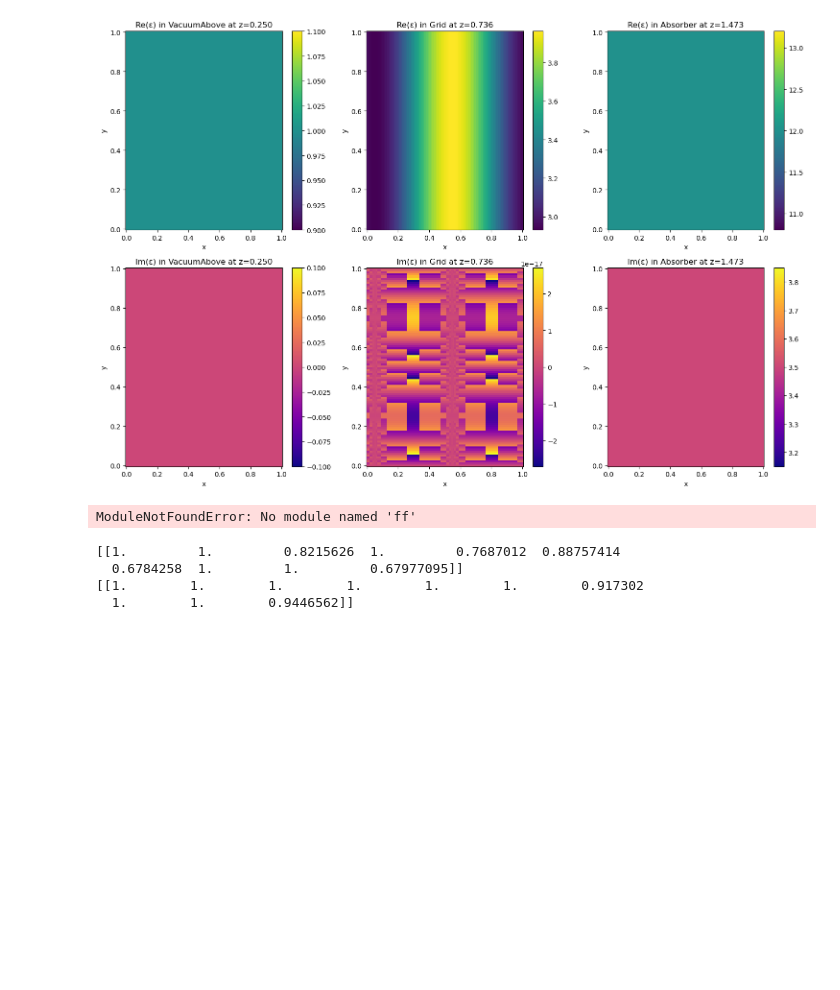
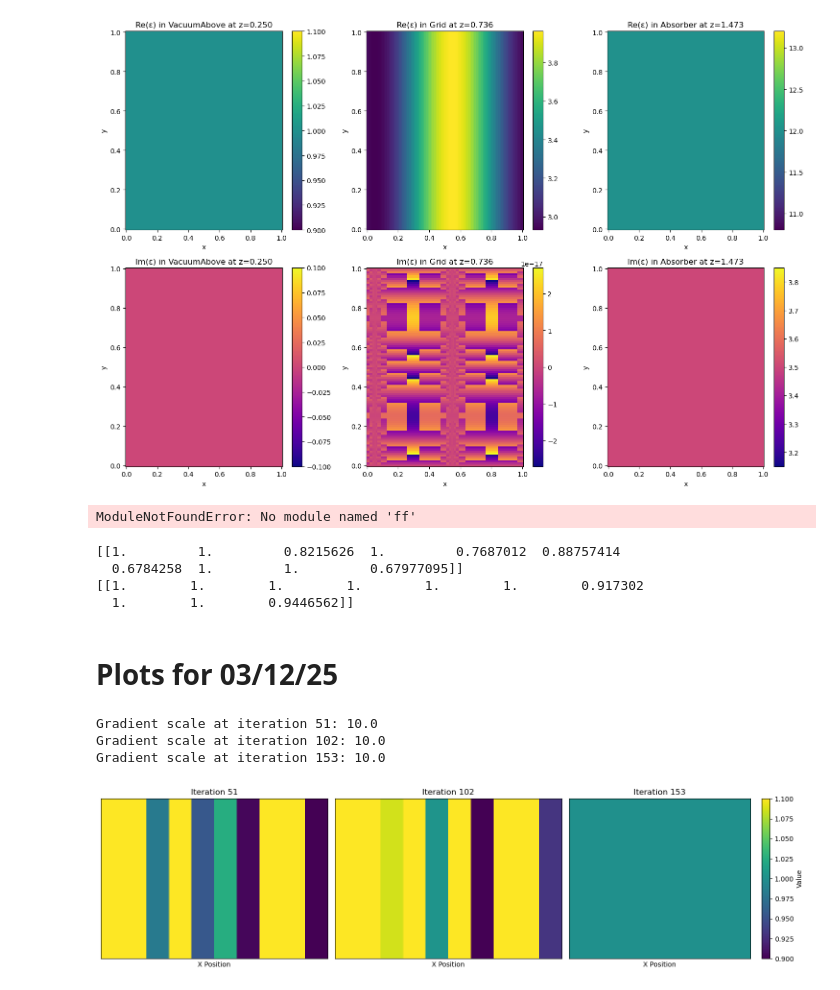
Before and after one commit to Raymond-Iacobacci/tpv-shaping, a Jupyter notebook: playgrounds/playground2.ipynb, the cells around one changed output. Saved outputs shown, nothing was run; the diff lists cells and outputs as text; code cells hidden in the pictures; blank space fills up the shorter version.

```diff
--- a/playgrounds/playground2.ipynb
+++ b/playgrounds/playground2.ipynb
@@ -1594,3 +1594,65 @@ print(x['images'])
   0.6784258  1.         1.         0.67977095]]
 [[1.        1.        1.        1.        1.        1.        0.917302
   1.        1.        0.9446562]]
+# %% [markdown]
+# Plots for 03/12/25
+# %%
+import numpy as np
+import matplotlib.pyplot as plt
+import os
+from pathlib import Path
+
+# Config - modify these as needed
+log_dir = os.path.join(Path.home(), 'tpv-shaping/logs/def-cb454ce7_1')  # Path to your log directory
+iterations_to_plot = [51, 102, 153]  # Three iterations to visualize
+image_index = 0  # Which image in the batch to visualize (if num_images > 1)
+num_image_squares = 10  # Number of squares in each dimension
+
+# Create figure for all three plots
+plt.figure(figsize=(15, 4))
+
+# Loop through each iteration
+for i, iteration in enumerate(iterations_to_plot):
+    # Load the image data
+    image_file = os.path.join(log_dir, f'image_values_iteration_{iteration}.txt.npz')
+
+    if not os.path.exists(image_file):
+        print(f"File not found: {image_file}")
+        # Create an empty subplot with error message
+        plt.subplot(1, 3, i+1)
+        plt.text(0.5, 0.5, f"File for iteration {iteration} not found",
+                 ha='center', va='center')
+        plt.axis('off')
+    else:
+        data = np.load(image_file)
+        images = data['images']
+        gradient_scale = data['gradient_scale']
+
+        # Select the specific image to plot
+        img = images[image_index]
+
+        # Create subplot
+        plt.subplot(1, 3, i+1)
+
+        # Reshape for display as a color row
+        img_display = img.reshape(1, -1)
+        im = plt.imshow(img_display, aspect='auto', cmap='viridis')
+
+        # Add colorbar (only for the last plot to save space)
+        if i == len(iterations_to_plot)-1:
+            plt.colorbar(im, label='Value')
+
+        plt.title(f'Iteration {iteration}')
+        plt.xlabel('X Position')
+        plt.xticks([])
+        plt.yticks([])  # Hide y-ticks since it's 1D
+
+        print(f"Gradient scale at iteration {iteration}: {gradient_scale}")
+
+plt.tight_layout()
+plt.show()
+# %% [output]
+Gradient scale at iteration 51: 10.0
+Gradient scale at iteration 102: 10.0
+Gradient scale at iteration 153: 10.0
+[figure, added]
```
Also changed, not shown: parts of 2 cells of this notebook, 6 other files.
